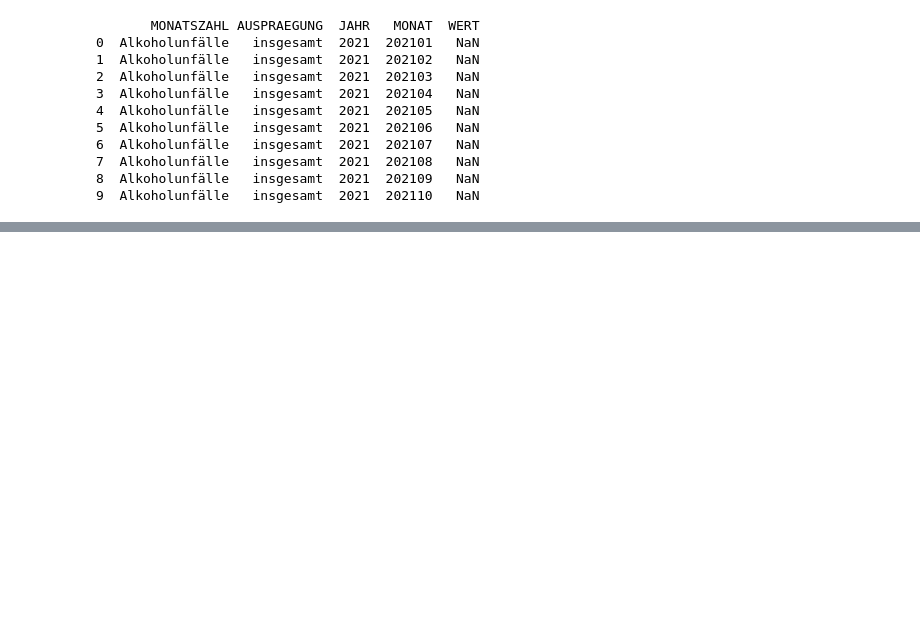
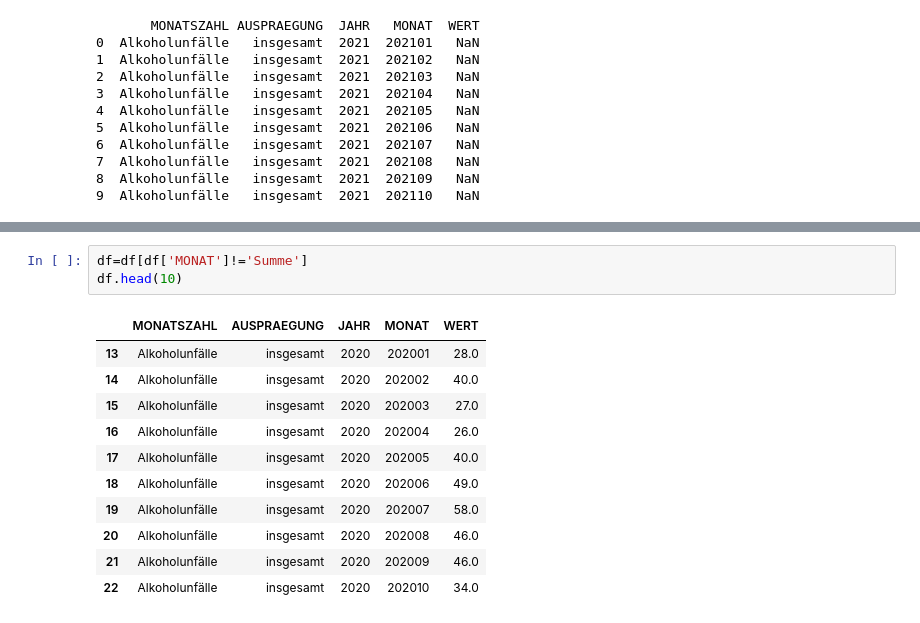
Before and after one commit to Priya15073/Monthly-Traffic-Accidents-in-Munich, a Jupyter notebook: Mission_1.ipynb, the cells around one changed output, grey strips where cells are left out. Saved outputs shown, nothing was run; the diff lists cells and outputs as text; blank space fills up the shorter version.

```diff
--- a/Mission_1.ipynb
+++ b/Mission_1.ipynb
@@ -101,0 +94,15 @@ df.head(10)
+# %%
+df=df[df['MONAT']!='Summe']
+df.head(10)
+# %% [output]
+|  | MONATSZAHL | AUSPRAEGUNG | JAHR | MONAT | WERT |
+| 13 | Alkoholunfälle | insgesamt | 2020 | 202001 | 28.0 |
+| 14 | Alkoholunfälle | insgesamt | 2020 | 202002 | 40.0 |
+| 15 | Alkoholunfälle | insgesamt | 2020 | 202003 | 27.0 |
+| 16 | Alkoholunfälle | insgesamt | 2020 | 202004 | 26.0 |
+| 17 | Alkoholunfälle | insgesamt | 2020 | 202005 | 40.0 |
+| 18 | Alkoholunfälle | insgesamt | 2020 | 202006 | 49.0 |
+| 19 | Alkoholunfälle | insgesamt | 2020 | 202007 | 58.0 |
+| 20 | Alkoholunfälle | insgesamt | 2020 | 202008 | 46.0 |
+| 21 | Alkoholunfälle | insgesamt | 2020 | 202009 | 46.0 |
+| 22 | Alkoholunfälle | insgesamt | 2020 | 202010 | 34.0 |
```
Also changed, not shown: parts of 10 cells of this notebook.
